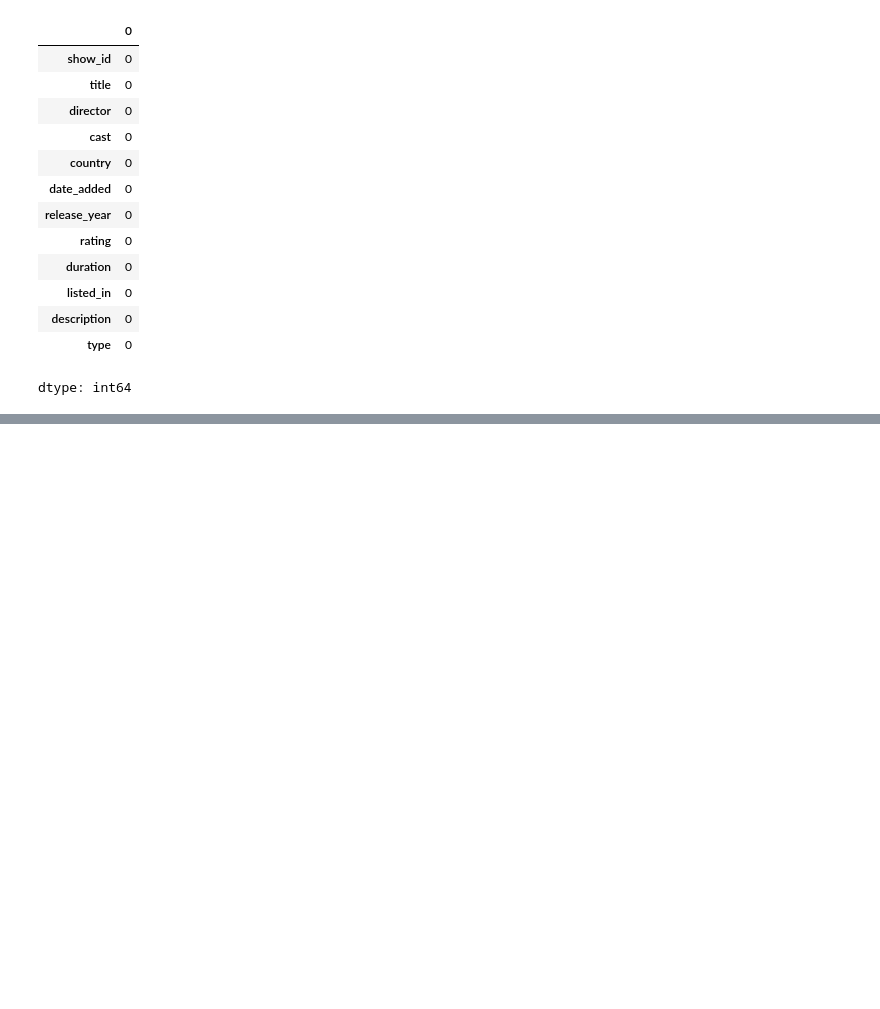
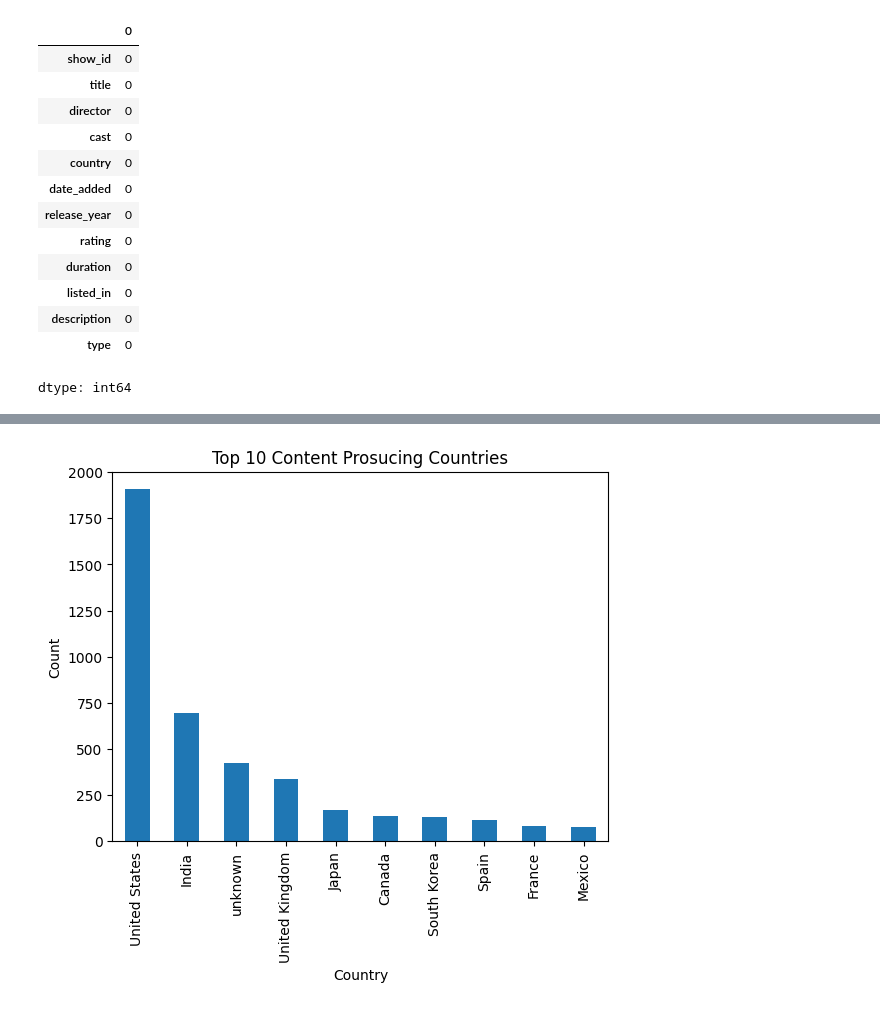
Before and after one commit to ChandanaKukudala/netflix-data-analysis, a Jupyter notebook: netflix_analysis.ipynb, the cells around one changed output, grey strips where cells are left out. Cells and saved outputs as stored; diff of their text form; code cells hidden in the pictures; blank space fills up the shorter version.

```diff
--- a/netflix_analysis.ipynb
+++ b/netflix_analysis.ipynb
@@ -93,0 +115,8 @@ df['year_added'] = df['date_added'].dt.year
+# %%
+df['country'].value_counts().head(10).plot(kind='bar')
+plt.title('Top 10 Content Prosucing Countries')
+plt.xlabel('Country')
+plt.ylabel('Count')
+plt.show()
+# %% [output]
+[figure, added]
```
Also changed, not shown: parts of 10 cells of this notebook.
